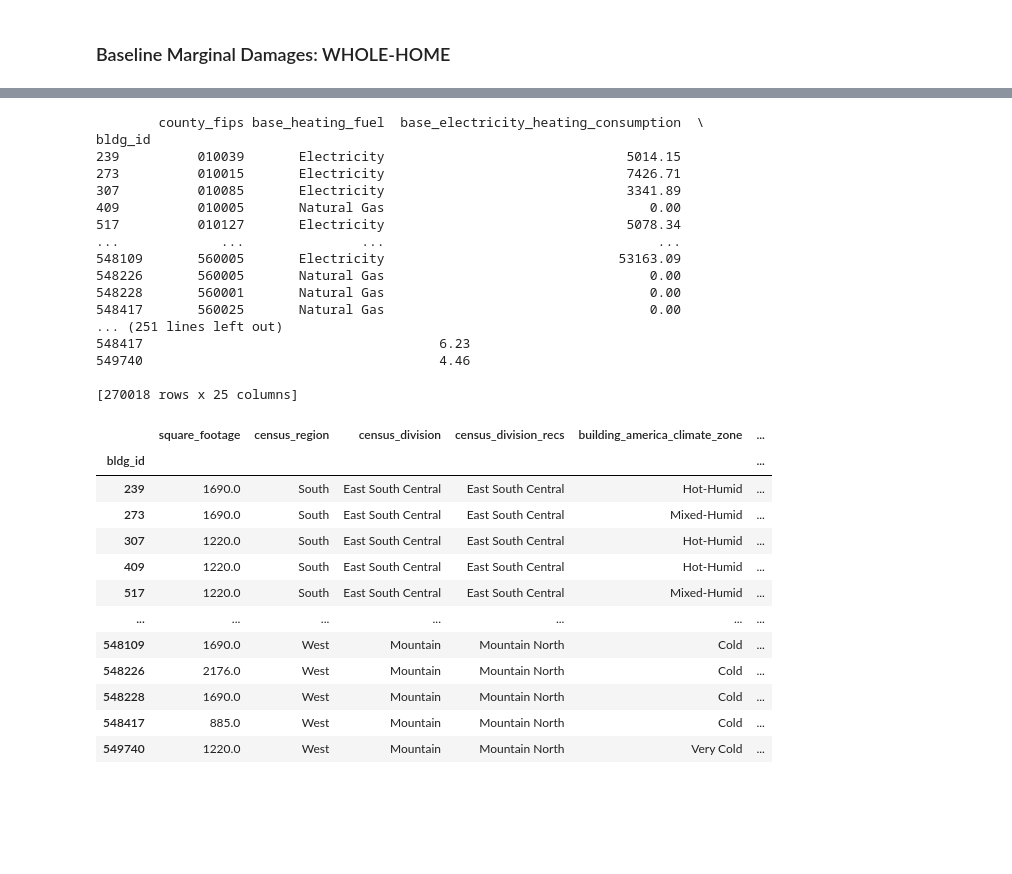
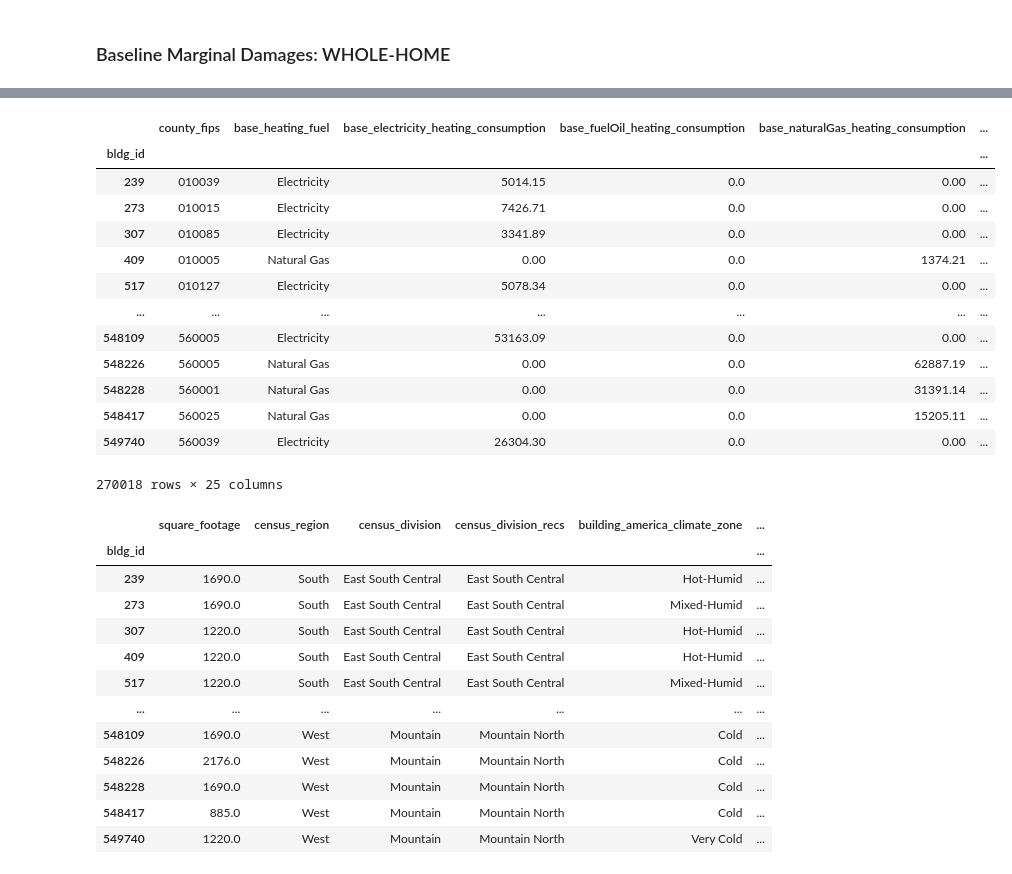
Before and after one commit to jordan-joseph126/cmu-tare-model, a Jupyter notebook: cmu_tare_model/model_scenarios/tare_baseline_v2.1.ipynb, the cells around one changed output, grey strips where cells are left out. Drawn from its saved outputs; the diff is of its cells as text; code cells hidden in the pictures; blank space fills up the shorter version.

```diff
--- a/cmu_tare_model/model_scenarios/tare_baseline_v2.1.ipynb
+++ b/cmu_tare_model/model_scenarios/tare_baseline_v2.1.ipynb
@@ -474,51 +468,49 @@ cols_to_check = [
     'base_heating_fuel',
     # 'base_clothesDrying_fuel',
     # 'base_cooking_fuel',
     'base_electricity_heating_consumption',
     'base_fuelOil_heating_consumption',
     'base_naturalGas_heating_consumption',
     'base_propane_heating_consumption',
     'baseline_heating_consumption',
     'baseline_heating_lifetime_mt_co2e_lrmer',
     'baseline_heating_lifetime_mt_co2e_srmer',
     'base_waterHeating_fuel',
     'base_electricity_waterHeating_consumption',
     'base_fuelOil_waterHeating_consumption',
     'base_naturalGas_waterHeating_consumption',
     'base_propane_waterHeating_consumption',
     'baseline_waterHeating_consumption',
     'baseline_waterHeating_lifetime_mt_co2e_lrmer',
     'baseline_waterHeating_lifetime_mt_co2e_srmer',
     'base_clothesDrying_fuel',
     'baseline_clothesDrying_consumption',
     'baseline_clothesDrying_lifetime_mt_co2e_lrmer',
     'baseline_clothesDrying_lifetime_mt_co2e_srmer',
     'base_cooking_fuel',
     'baseline_cooking_consumption',
     'baseline_cooking_lifetime_mt_co2e_lrmer',
     'baseline_cooking_lifetime_mt_co2e_srmer',
     ]
 
 df_test = df_copy[cols_to_check]
-print(df_test)
+# print(df_test)
+df_test
 # %% [output]
+|  | county_fips | base_heating_fuel | base_electricity_heating_consumption | base_fuelOil_heating_consumption | base_naturalGas_heating_consumption | ... |
+| bldg_id |  |  |  |  |  | ... |
+| 239 | 010039 | Electricity | 5014.15 | 0.0 | 0.00 | ... |
+| 273 | 010015 | Electricity | 7426.71 | 0.0 | 0.00 | ... |
+| 307 | 010085 | Electricity | 3341.89 | 0.0 | 0.00 | ... |
+| 409 | 010005 | Natural Gas | 0.00 | 0.0 | 1374.21 | ... |
+| 517 | 010127 | Electricity | 5078.34 | 0.0 | 0.00 | ... |
+| ... | ... | ... | ... | ... | ... | ... |
+| 548109 | 560005 | Electricity | 53163.09 | 0.0 | 0.00 | ... |
+| 548226 | 560005 | Natural Gas | 0.00 | 0.0 | 62887.19 | ... |
+| 548228 | 560001 | Natural Gas | 0.00 | 0.0 | 31391.14 | ... |
+| 548417 | 560025 | Natural Gas | 0.00 | 0.0 | 15205.11 | ... |
+| 549740 | 560039 | Electricity | 26304.30 | 0.0 | 0.00 | ... |
-        county_fips base_heating_fuel  base_electricity_heating_consumption  \
-bldg_id
-239          010039       Electricity                               5014.15
-273          010015       Electricity                               7426.71
-307          010085       Electricity                               3341.89
-409          010005       Natural Gas                                  0.00
-517          010127       Electricity                               5078.34
-...             ...               ...                                   ...
-548109       560005       Electricity                              53163.09
-548226       560005       Natural Gas                                  0.00
-548228       560001       Natural Gas                                  0.00
-548417       560025       Natural Gas                                  0.00
-... (251 lines left out)
-548417                                      6.23
-549740                                      4.46
-
-[270018 rows x 25 columns]
+270018 rows × 25 columns
 # %%
 df_euss_am_baseline_home
 # %% [output]
```
Also changed, not shown: parts of 5 cells of this notebook, 8 other files.
